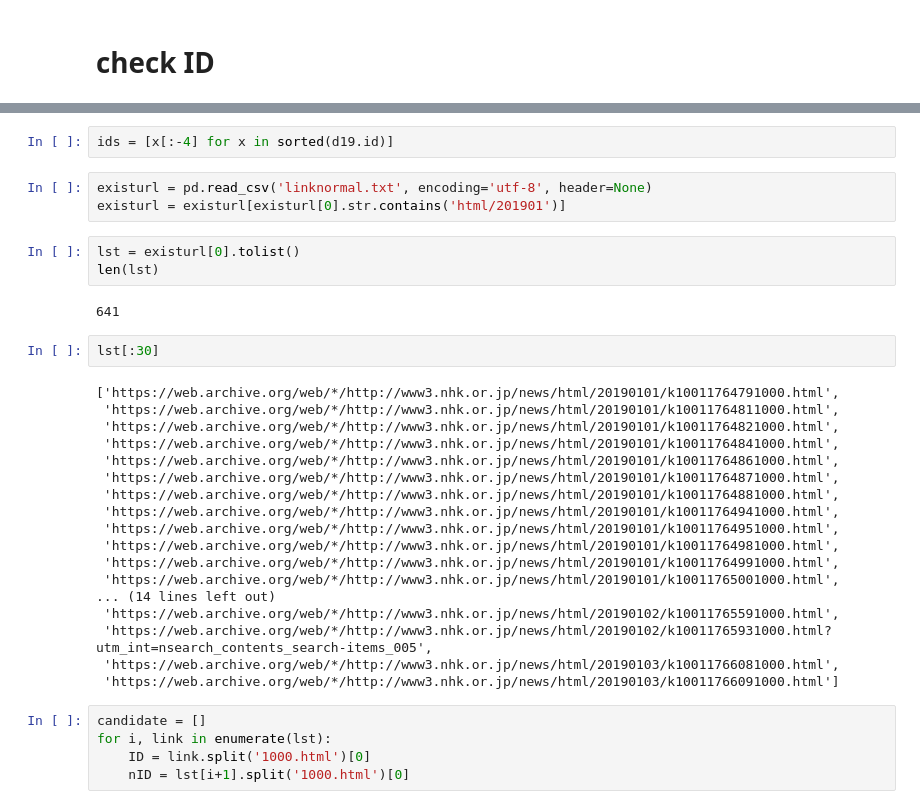
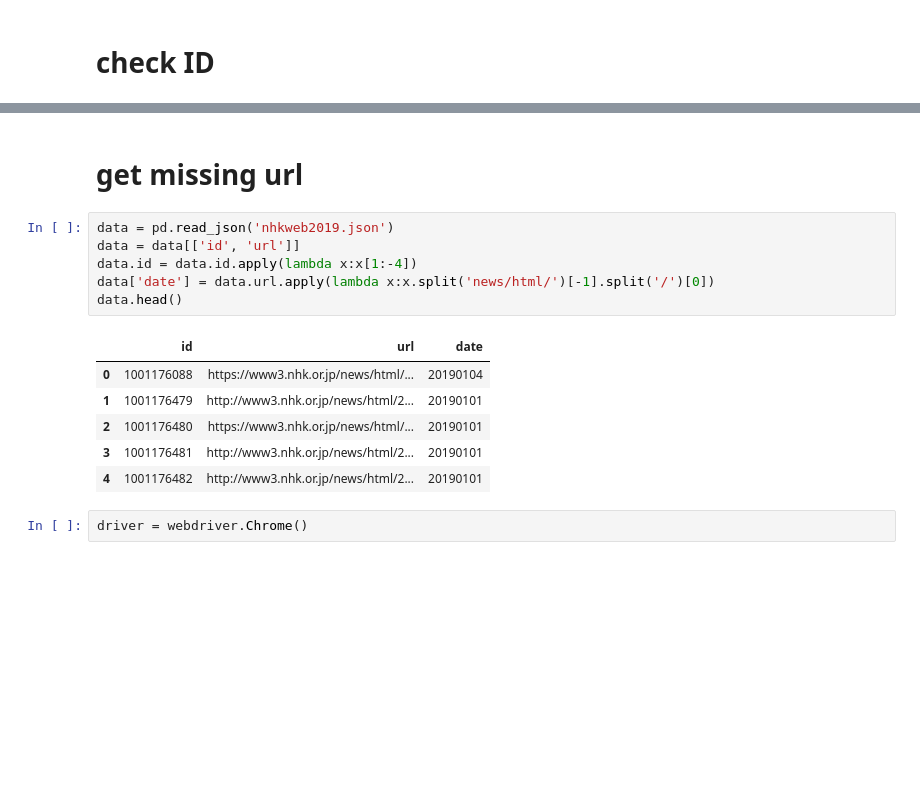
Before and after one commit to nozomiyamada/thainews, a Jupyter notebook: nhk/checkID.ipynb, the cells around one changed output, grey strips where cells are left out. Saved outputs shown, nothing was run; the diff lists cells and outputs as text; blank space fills up the shorter version.

```diff
--- a/nhk/checkID.ipynb
+++ b/nhk/checkID.ipynb
@@ -36,35 +134,17 @@ d19
-# %%
-ids = [x[:-4] for x in sorted(d19.id)]
-# %%
-existurl = pd.read_csv('linknormal.txt', encoding='utf-8', header=None)
-existurl = existurl[existurl[0].str.contains('html/201901')]
-# %%
-lst = existurl[0].tolist()
-len(lst)
-# %% [output]
-641
-# %%
-lst[:30]
-# %% [output]
-['https://web.archive.org/web/*/http://www3.nhk.or.jp/news/html/20190101/k10011764791000.html',
- 'https://web.archive.org/web/*/http://www3.nhk.or.jp/news/html/20190101/k10011764811000.html',
- 'https://web.archive.org/web/*/http://www3.nhk.or.jp/news/html/20190101/k10011764821000.html',
- 'https://web.archive.org/web/*/http://www3.nhk.or.jp/news/html/20190101/k10011764841000.html',
- 'https://web.archive.org/web/*/http://www3.nhk.or.jp/news/html/20190101/k10011764861000.html',
- 'https://web.archive.org/web/*/http://www3.nhk.or.jp/news/html/20190101/k10011764871000.html',
- 'https://web.archive.org/web/*/http://www3.nhk.or.jp/news/html/20190101/k10011764881000.html',
- 'https://web.archive.org/web/*/http://www3.nhk.or.jp/news/html/20190101/k10011764941000.html',
- 'https://web.archive.org/web/*/http://www3.nhk.or.jp/news/html/20190101/k10011764951000.html',
- 'https://web.archive.org/web/*/http://www3.nhk.or.jp/news/html/20190101/k10011764981000.html',
- 'https://web.archive.org/web/*/http://www3.nhk.or.jp/news/html/20190101/k10011764991000.html',
- 'https://web.archive.org/web/*/http://www3.nhk.or.jp/news/html/20190101/k10011765001000.html',
-... (14 lines left out)
- 'https://web.archive.org/web/*/http://www3.nhk.or.jp/news/html/20190102/k10011765591000.html',
- 'https://web.archive.org/web/*/http://www3.nhk.or.jp/news/html/20190102/k10011765931000.html?utm_int=nsearch_contents_search-items_005',
- 'https://web.archive.org/web/*/http://www3.nhk.or.jp/news/html/20190103/k10011766081000.html',
- 'https://web.archive.org/web/*/http://www3.nhk.or.jp/news/html/20190103/k10011766091000.html']
-# %%
-candidate = []
-for i, link in enumerate(lst):
-    ID = link.split('1000.html')[0]
-    nID = lst[i+1].split('1000.html')[0]
+# %% [markdown]
+# get missing url
+# %%
+data = pd.read_json('nhkweb2019.json')
+data = data[['id', 'url']]
+data.id = data.id.apply(lambda x:x[1:-4])
+data['date'] = data.url.apply(lambda x:x.split('news/html/')[-1].split('/')[0])
+data.head()
+# %% [output]
+|  | id | url | date |
+| 0 | 1001176088 | https://www3.nhk.or.jp/news/html/... | 20190104 |
+| 1 | 1001176479 | http://www3.nhk.or.jp/news/html/2... | 20190101 |
+| 2 | 1001176480 | https://www3.nhk.or.jp/news/html/... | 20190101 |
+| 3 | 1001176481 | http://www3.nhk.or.jp/news/html/2... | 20190101 |
+| 4 | 1001176482 | http://www3.nhk.or.jp/news/html/2... | 20190101 |
+# %%
+driver = webdriver.Chrome()
```
Also changed, not shown: parts of 13 cells of this notebook, 2 other files.
